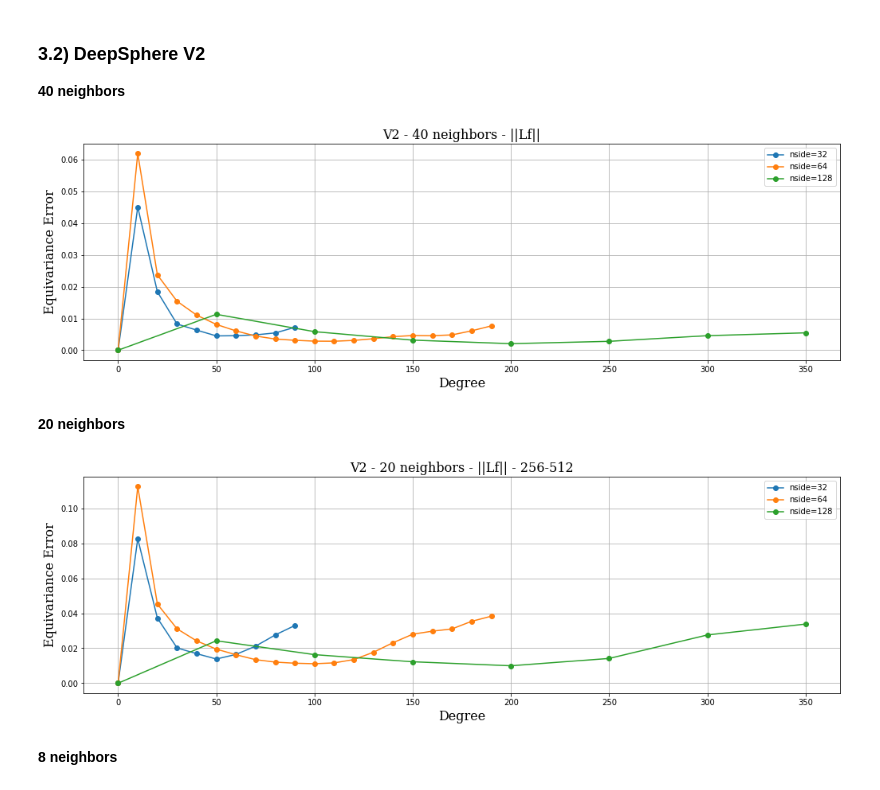
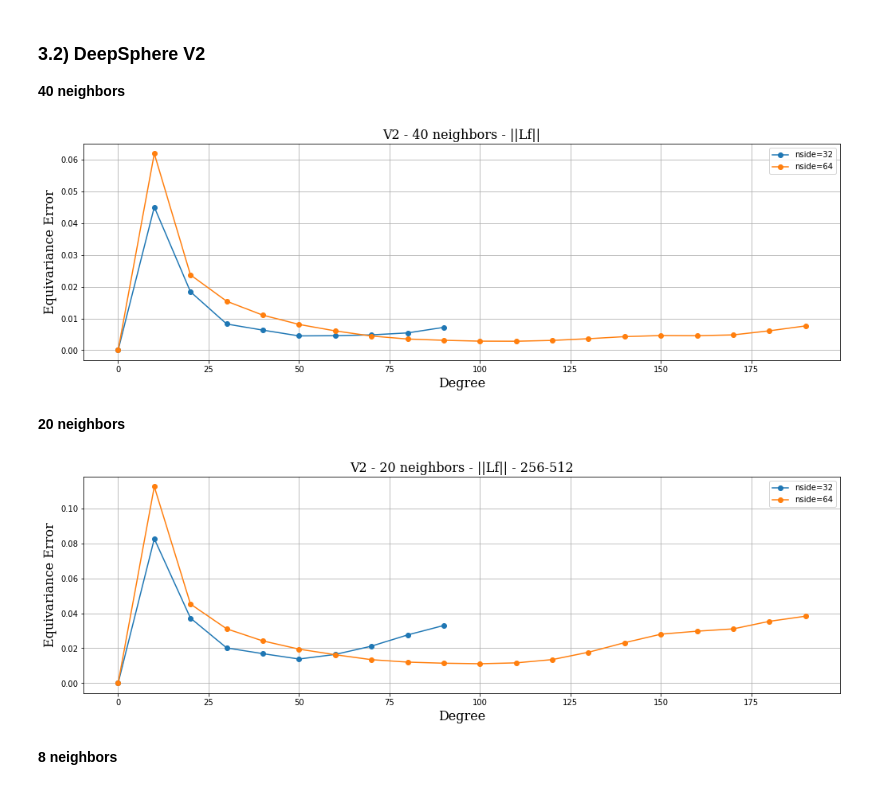
Before and after one commit to MartMilani/PDM, a Jupyter notebook: codes/08._paper/HEALPix_equivariance_error.ipynb, the cells around one changed output. Saved outputs shown, nothing was run; the diff lists cells and outputs as text; code cells hidden in the pictures.

```diff
--- a/codes/08._paper/HEALPix_equivariance_error.ipynb
+++ b/codes/08._paper/HEALPix_equivariance_error.ipynb
@@ -10,6 +10,8 @@ import pickle
 import sys
 # %%
 from pygsp.graphs import SphereHealpix
+# %%
+save_results = True
 # %% [markdown]
 # 1) Initial guess on the kernel width
 
@@ -192,9 +194,10 @@ for nside in nsides:
         opt[n_neighbors][nside] = kernels[j] # the dictionary "opt" contains the minima we were looking for!
     plt.show()
 
-#filename = "new_normalisation_grid_search.pickle"
-#filehandler = open(filename, 'wb')
-#pickle.dump(equiv_error, filehandler)
+if save_results:
+    filename = "grid_search.pickle"
+    filehandler = open(filename, 'wb')
+    pickle.dump(equiv_error, filehandler)
 # %% [output]
 Sigma is 0.000000 arcmin (0.000000 rad)
 -> fwhm is 0.000000 arcmin
@@ -249,8 +251,6 @@ def plot_equivariance_error_by_degree(graph='V1', nsides = [32, 64, 128], n_neig
         filename = title+".pickle"
         filehandler = open(filename, 'wb')
         pickle.dump(equiv_error, filehandler)
-# %%
-nsides = [32, 64, 128]#, 256, 512]
 # %% [markdown]
 ### 3.1) DeepSphere V1
 # %%
@@ -277,15 +261,15 @@ See documentation of healpy.synalm.
 ### 3.2) DeepSphere V2
 __40 neighbors__
 # %%
-plot_equivariance_error_by_degree(graph='V2', n_neighbors=40, save=False, title='V2 - 40 neighbors - ||Lf||', nsides=nsides)
+plot_equivariance_error_by_degree(graph='V2', n_neighbors=40, save=save_results, title='V2 - 40 neighbors - ||Lf||', nsides=nsides)
 # %% [output]
-[figure, old version]
+[figure, new version]
 # %% [markdown]
 __20 neighbors__
 # %%
-plot_equivariance_error_by_degree(graph='V2', n_neighbors=20, save=False, title='V2 - 20 neighbors - ||Lf|| - 256-512', nsides=nsides)
+plot_equivariance_error_by_degree(graph='V2', n_neighbors=20, save=save_results, title='V2 - 20 neighbors - ||Lf||', nsides=nsides)
 # %% [output]
-[figure, old version]
+[figure, new version]
 # %% [markdown]
 __8 neighbors__
 # %%
```
Also changed, not shown: parts of 8 cells of this notebook, 12 other files.
